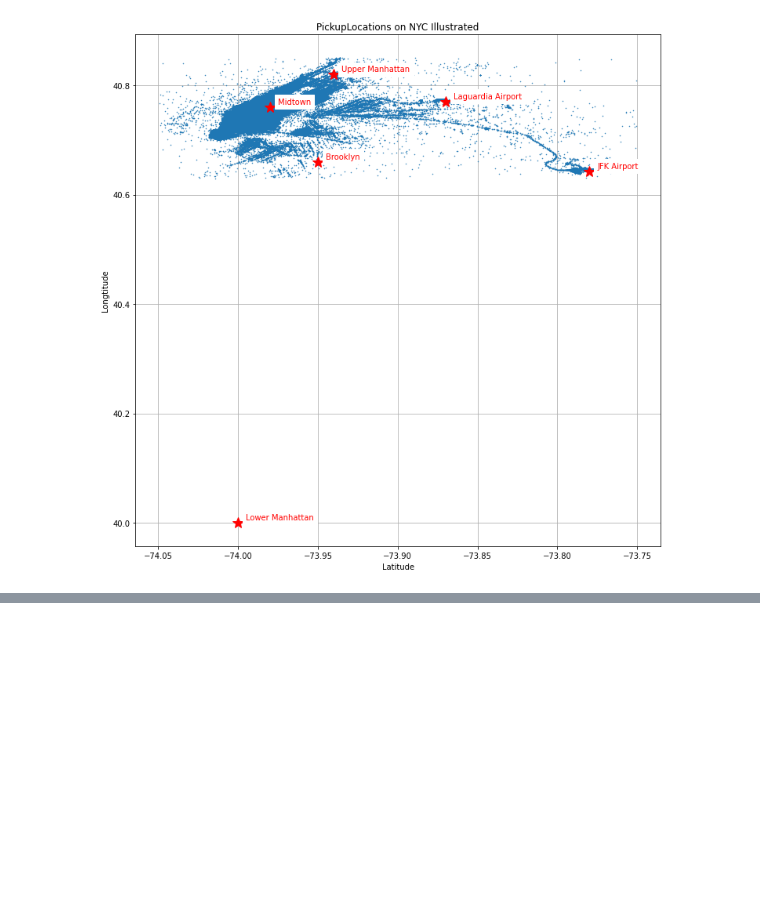
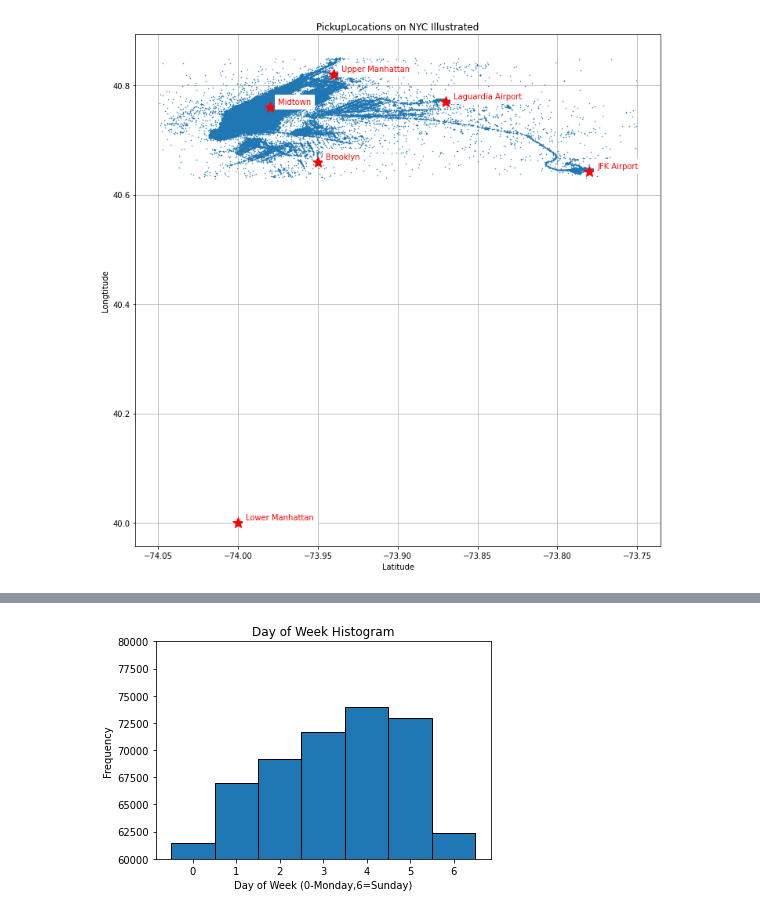
Before and after one commit to hitzza/git-practice-python, a Jupyter notebook: ex/python_study_group/taxi_fare_prediction.ipynb, the cells around one changed output, grey strips where cells are left out. Drawn from its saved outputs; the diff is of its cells as text; code cells hidden in the pictures; blank space fills up the shorter version.

```diff
--- a/ex/python_study_group/taxi_fare_prediction.ipynb
+++ b/ex/python_study_group/taxi_fare_prediction.ipynb
@@ -115,0 +111,8 @@ Name: distance, dtype: float64
+# %%
+#dataset - pick_datetime : 날짜, 시간
+#dataframe2에서 날짜 시간 요일등을 각각 저장
+df2['year']=df2['pickup_datetime'].dt.year
+df2['month']=df2['pickup_datetime'].dt.month
+df2['day']=df2['pickup_datetime'].dt.day
+df2['day_of_week']=df2['pickup_datetime'].dt.day_of_week
+df2['hour']=df2['pickup_datetime'].dt.hour
@@ -115,0 +137,11 @@ Name: distance, dtype: float64
+# %%
+from matplotlib.pyplot import ylim
+import numpy as np
+#요일별 이용자
+df2['day_of_week'].plot.hist(bins=np.arange(8)-0.5, ec='black', ylim=(60000,80000))
+#bins= xc축 개수,ec=모서리 색
+plt.xlabel('Day of Week (0-Monday,6=Sunday)')
+plt.title('Day of Week Histogram')
+plt.show()
+# %% [output]
+[figure, added]
```
Also changed, not shown: parts of 5 cells of this notebook.
